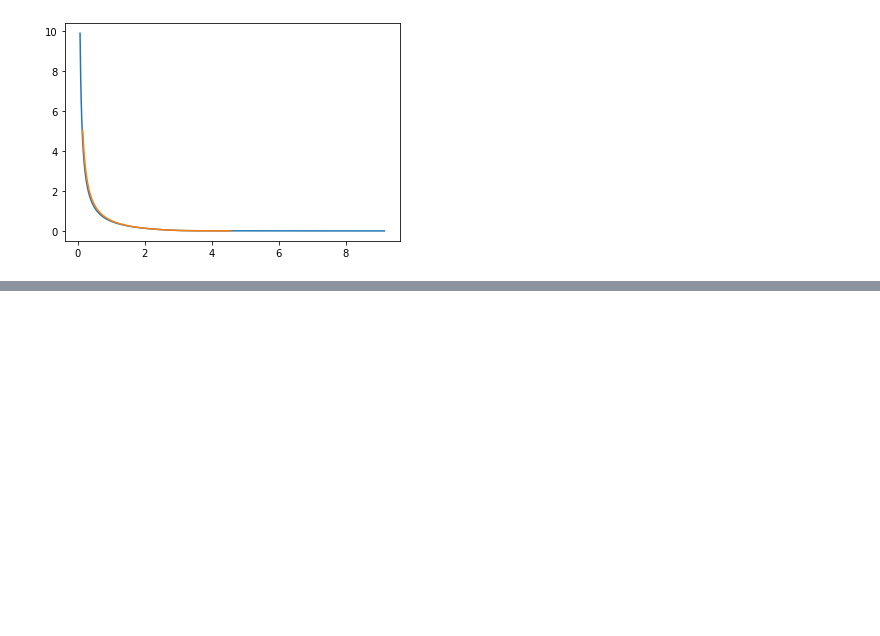
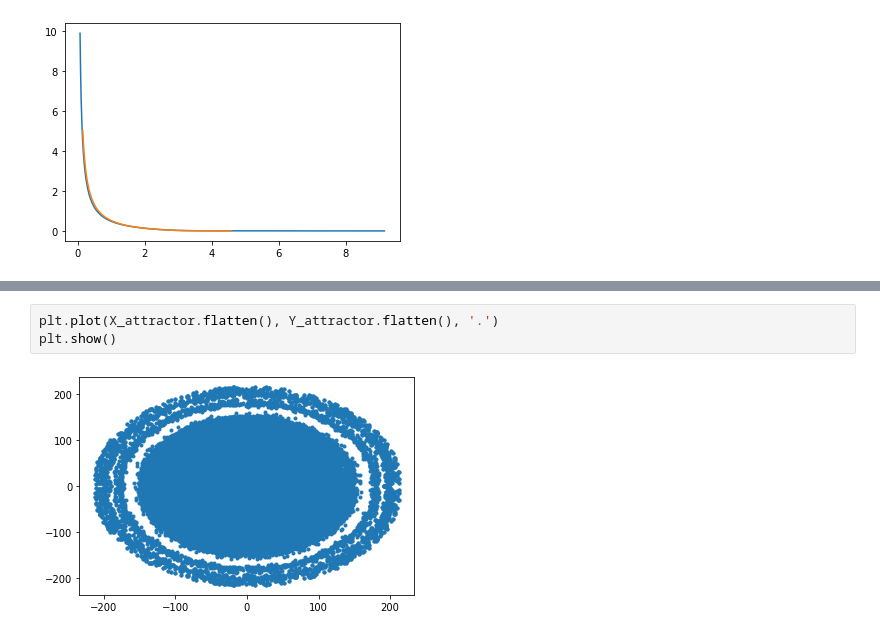
Before and after one commit to hjelleyman/chaos, a Jupyter notebook: Lyapunov.ipynb, the cells around one changed output, grey strips where cells are left out. Cells and saved outputs as stored; diff of their text form; blank space fills up the shorter version.

```diff
--- a/Lyapunov.ipynb
+++ b/Lyapunov.ipynb
@@ -288,0 +268,5 @@ ax.set_ylim([0.5,1])
+# %%
+plt.plot(X_attractor.flatten(), Y_attractor.flatten(), '.')
+plt.show()
+# %% [output]
+[figure, added]
```
Also changed, not shown: parts of 12 cells of this notebook, 5 other files.
